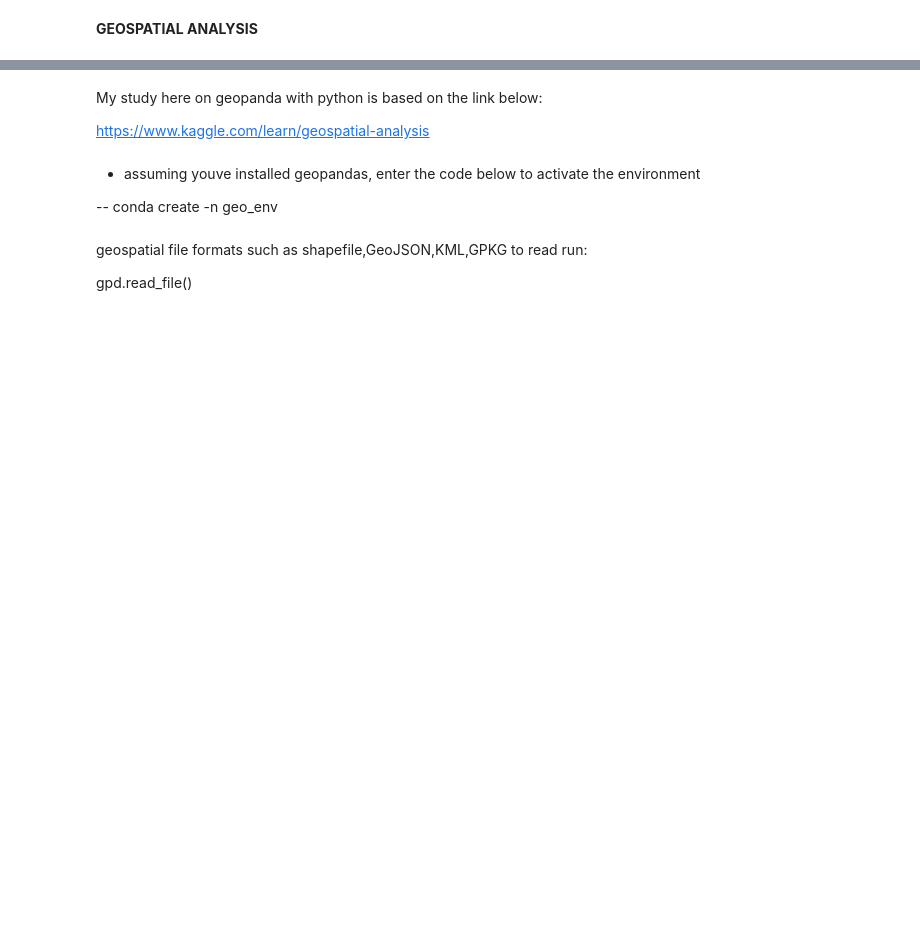
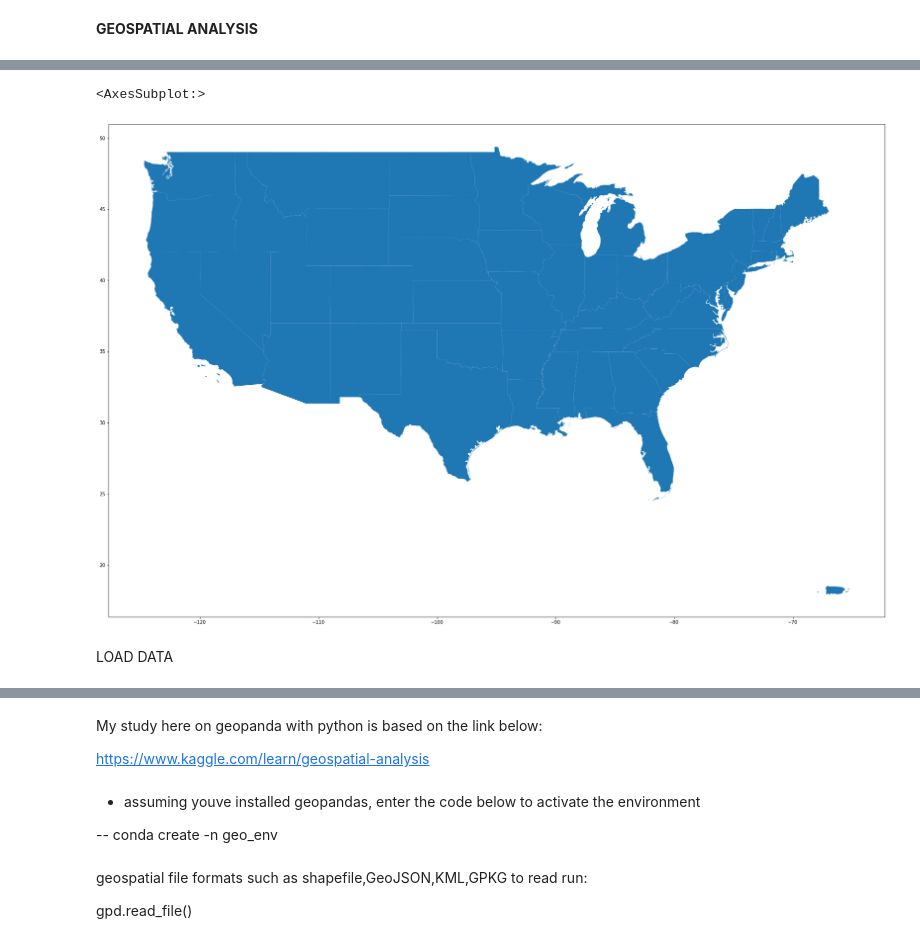
Before and after one commit to syaamil1997/my_playground, a Jupyter notebook: AS004 - Geopanda/210429 exercise.ipynb, the cells around one changed output, grey strips where cells are left out. Cells and saved outputs as stored; diff of their text form; code cells hidden in the pictures; blank space fills up the shorter version.

```diff
--- a/AS004 - Geopanda/210429 exercise.ipynb
+++ b/AS004 - Geopanda/210429 exercise.ipynb
@@ -6,0 +65,9 @@ import num
+# %%
+main_usa = country[country['NAME'].isin(['Alaska','Hawaii']) == False]
+# %%
+main_usa.plot(figsize=(30,20))
+# %% [output]
+<AxesSubplot:>
+[figure, added]
+# %% [markdown]
+LOAD DATA
```
Also changed, not shown: parts of 39 cells of this notebook, 34 other files.
